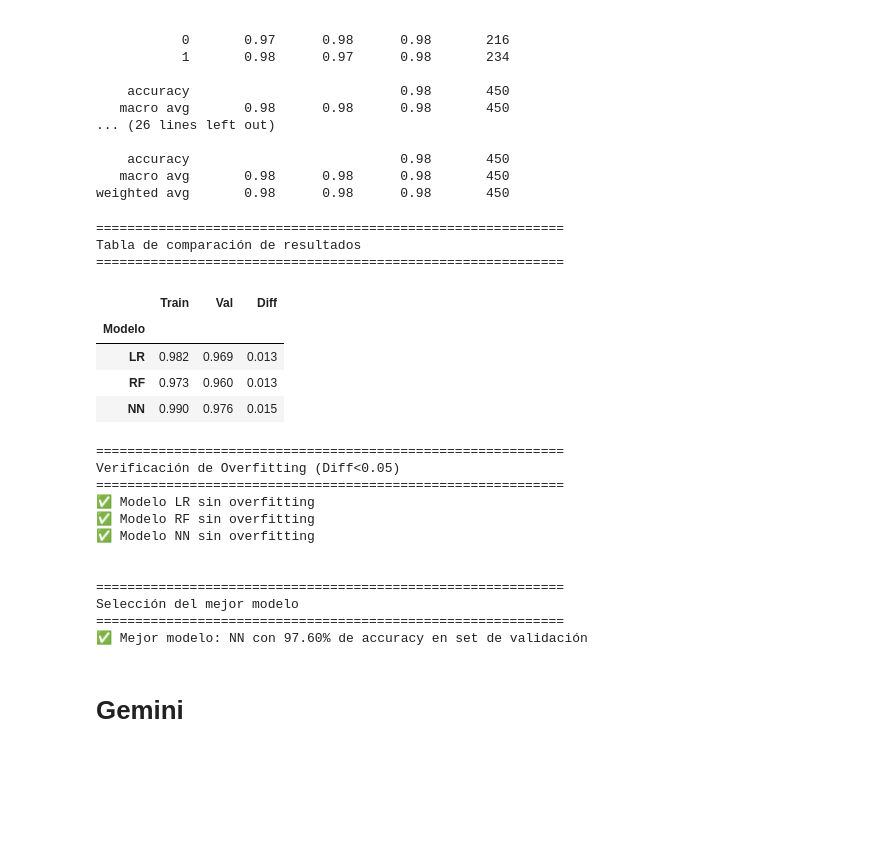
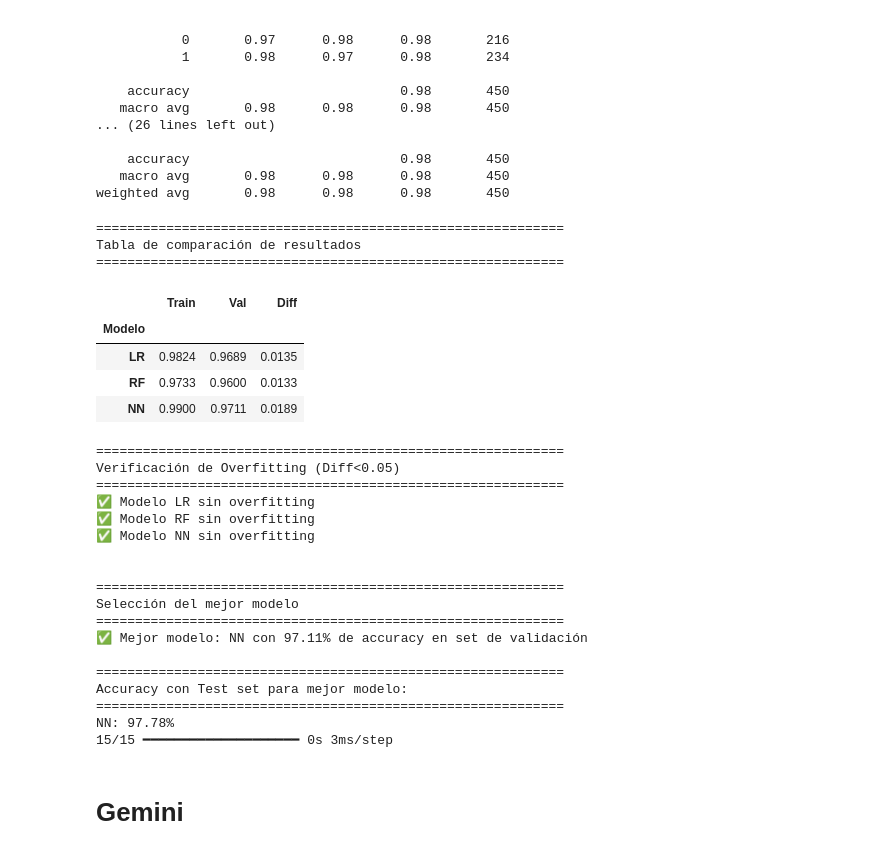
Before and after one commit to A01232963/NLP, a Jupyter notebook: Equipo20_semana05Embeddings.ipynb, the cells around one changed output. Drawn from its saved outputs; the diff is of its cells as text; code cells hidden in the pictures; blank space fills up the shorter version.

```diff
--- a/Equipo20_semana05Embeddings.ipynb
+++ b/Equipo20_semana05Embeddings.ipynb
@@ -831,9 +835,9 @@ def comparar_modelos(models):
         diferencia = abs(acc_val - acc_train)
         resultados.append({
             'Modelo': nombre,
-            'Train': round(acc_train, 3),
-            'Val': round(acc_val, 3),
-            'Diff': round(diferencia, 3)
+            'Train': round(acc_train, 4),
+            'Val': round(acc_val, 4),
+            'Diff': round(diferencia, 4)
         })
     tabla = pd.DataFrame(resultados)
     tabla.set_index('Modelo', inplace=True)
@@ -905,13 +909,16 @@ print(f"="*60)
 mejor_modelo = models[best_model]['model']
 if best_model == 'NN':
   test_loss, test_acc = modeloNN.evaluate(x_test_np, y_test, verbose=0)
-  print(f"{best_model}: {100*test_acc:.2f}%")
+  score = 100*test_acc
+  print(f"{best_model}: {score:.2f}%")
   prediction = (modeloNN.predict(x_test_np) > 0.5).astype("int32")
 else:
-  print(f"{best_model}: {100*mejor_modelo.score(testEmb, y_test):.2f}%")
-  prediction = mejor_modelo.predict(testEmb)
+  score = 100*mejor_modelo.score(x_test_np, y_test)
+  print(f"{best_model}: {score:.2f}%")
+  prediction = mejor_modelo.predict(x_test_np)
   print()
-OpenAI_test_avg = f"{best_model}: {100*best_acc:.2f}%"
+
+OpenAI_test_avg = f"{best_model}: {score:.2f}%"
 
 # Reporte de clasificación
 print(f"="*60)
@@ -1113,37 +1126,56 @@ print(f"="*60)
 resultados = comparar_modelos(models)
 print(f"\n")
 
 # Verificación de overfitting:
 print(f"="*60)
 print(f"Verificación de Overfitting (Diff<0.05)")
 print(f"="*60)
 for i,_ in enumerate(resultados):
   if resultados[i]['Diff'] > 0.05:
     print(f"❌ Posible overfitting en modelo {resultados[i]['Modelo']}")
   else: print(f"✅ Modelo {resultados[i]['Modelo']} sin overfitting")
 print(f"\n")
 
 # Definición del mejor modelo
 print(f"="*60)
 print(f"Selección del mejor modelo")
 print(f"="*60)
 best_acc = 0
 best_model = ''
 for i,_ in enumerate(resultados):
     if resultados[i]['Val'] > best_acc:
       best_acc = resultados[i]['Val']
       best_model = resultados[i]['Modelo']
 print(f"✅ Mejor modelo: {best_model} con {100*best_acc:.2f}% de accuracy en set de validación")
-OpenAI_test_raw = f"{best_model}: {100*best_acc:.2f}%"
+
+
+# Calculo de score para set de prueba
+print()
+print(f"="*60)
+print(f"Accuracy con Test set para mejor modelo:")
+print(f"="*60)
+mejor_modelo = models[best_model]['model']
+if best_model == 'NN':
+  test_loss, test_acc = modeloNN.evaluate(x_test_np, y_test, verbose=0)
+  score = 100*test_acc
+  print(f"{best_model}: {score:.2f}%")
+  prediction = (modeloNN.predict(x_test_np) > 0.5).astype("int32")
+else:
+  score = 100*mejor_modelo.score(x_test, y_test)
+  print(f"{best_model}: {score:.2f}%")
+  prediction = mejor_modelo.predict(x_test)
+  print()
+
+OpenAI_test_raw = f"{best_model}: {score:.2f}%"
 # %% [output]
 ============================================================
 Tabla de comparación de resultados
 ============================================================
 |  | Train | Val | Diff |
 | Modelo |  |  |  |
-| LR | 0.982 | 0.969 | 0.013 |
-| RF | 0.973 | 0.960 | 0.013 |
-| NN | 0.990 | 0.976 | 0.015 |
+| LR | 0.9824 | 0.9689 | 0.0135 |
+| RF | 0.9733 | 0.9600 | 0.0133 |
+| NN | 0.9900 | 0.9711 | 0.0189 |
 ============================================================
 Verificación de Overfitting (Diff<0.05)
 ============================================================
@@ -1155,7 +1187,13 @@ Verificación de Overfitting (Diff<0.05)
 ============================================================
 Selección del mejor modelo
 ============================================================
-✅ Mejor modelo: NN con 97.60% de accuracy en set de validación
+✅ Mejor modelo: NN con 97.11% de accuracy en set de validación
+
+============================================================
+Accuracy con Test set para mejor modelo:
+============================================================
+NN: 97.78%
+15/15 ━━━━━━━━━━━━━━━━━━━━ 0s 3ms/step
 # %% [markdown]
 # Gemini
 # %% [markdown]
```
Also changed, not shown: parts of 12 cells of this notebook.
